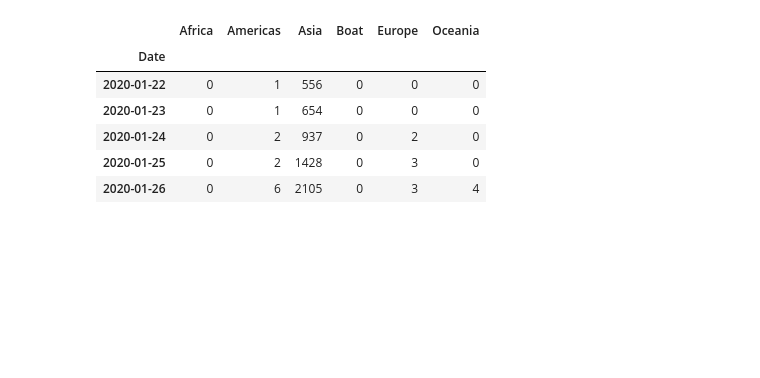
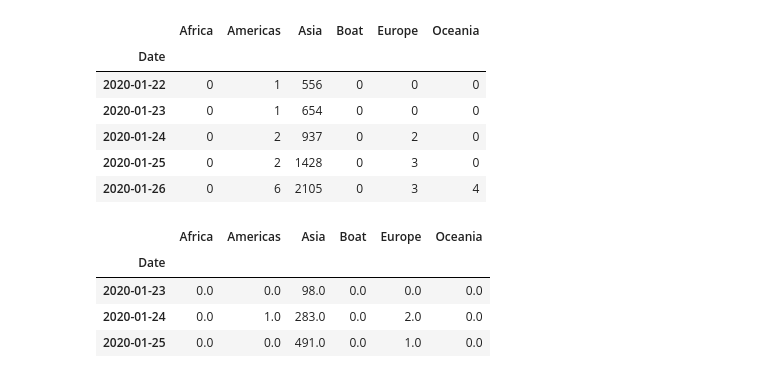
Before and after one commit to MarcGLOAGUEN/pandemic_covid19, a Jupyter notebook: lstm.ipynb, the cells around one changed output. Saved outputs shown, nothing was run; the diff lists cells and outputs as text; code cells hidden in the pictures; blank space fills up the shorter version.

```diff
--- a/lstm.ipynb
+++ b/lstm.ipynb
@@ -25,6 +27,15 @@ data.head()
 | 2020-01-24 | 0 | 2 | 937 | 0 | 2 | 0 |
 | 2020-01-25 | 0 | 2 | 1428 | 0 | 3 | 0 |
 | 2020-01-26 | 0 | 6 | 2105 | 0 | 3 | 4 |
+# %%
+df = data.diff().iloc[1:]
+df.head(3)
+# %% [output]
+|  | Africa | Americas | Asia | Boat | Europe | Oceania |
+| Date |  |  |  |  |  |  |
+| 2020-01-23 | 0.0 | 0.0 | 98.0 | 0.0 | 0.0 | 0.0 |
+| 2020-01-24 | 0.0 | 1.0 | 283.0 | 0.0 | 2.0 | 0.0 |
+| 2020-01-25 | 0.0 | 0.0 | 491.0 | 0.0 | 1.0 | 0.0 |
 # %%
 px.line(data)
 # %% [output]
```
Also changed, not shown: parts of 15 cells of this notebook.
